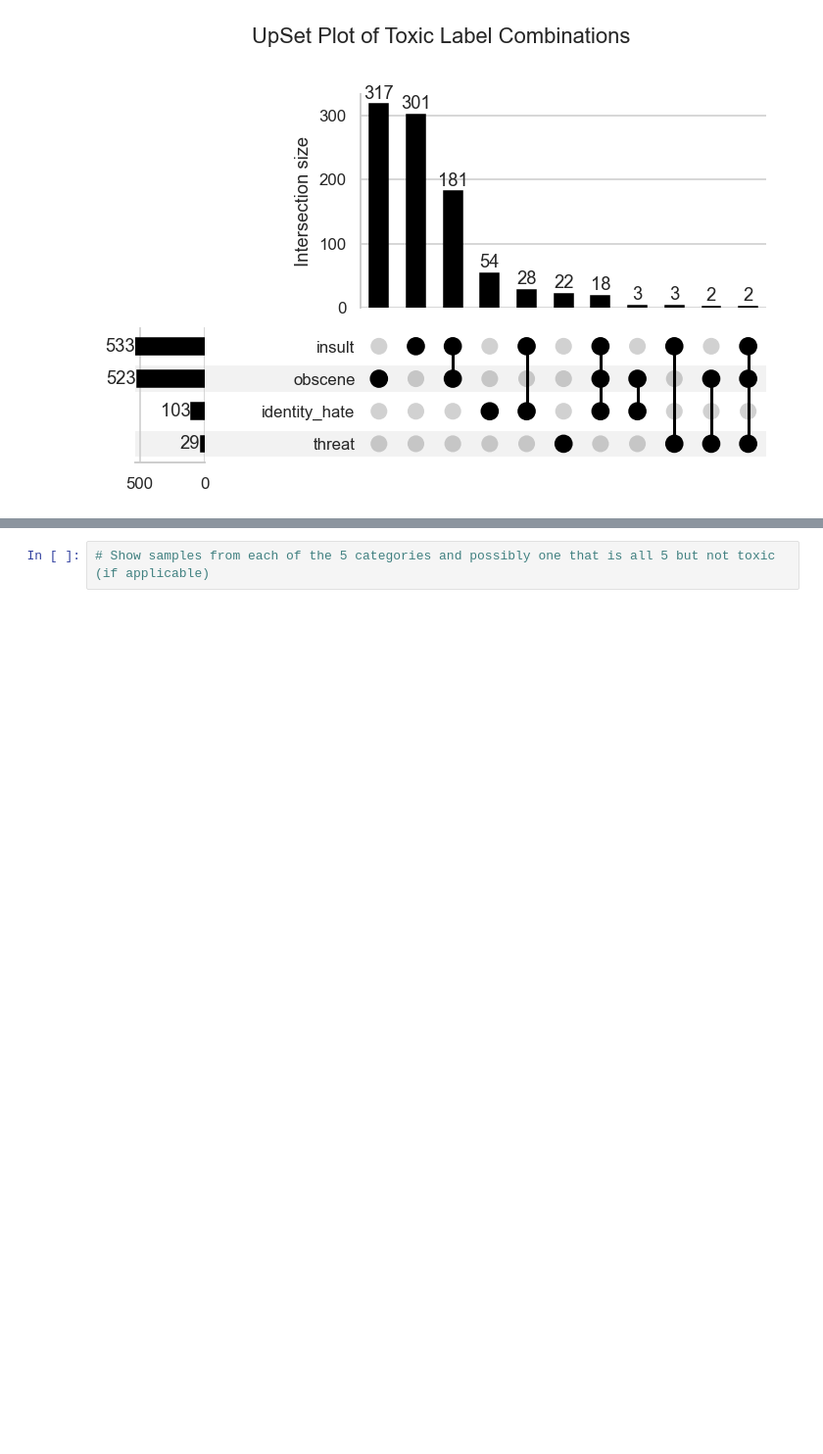
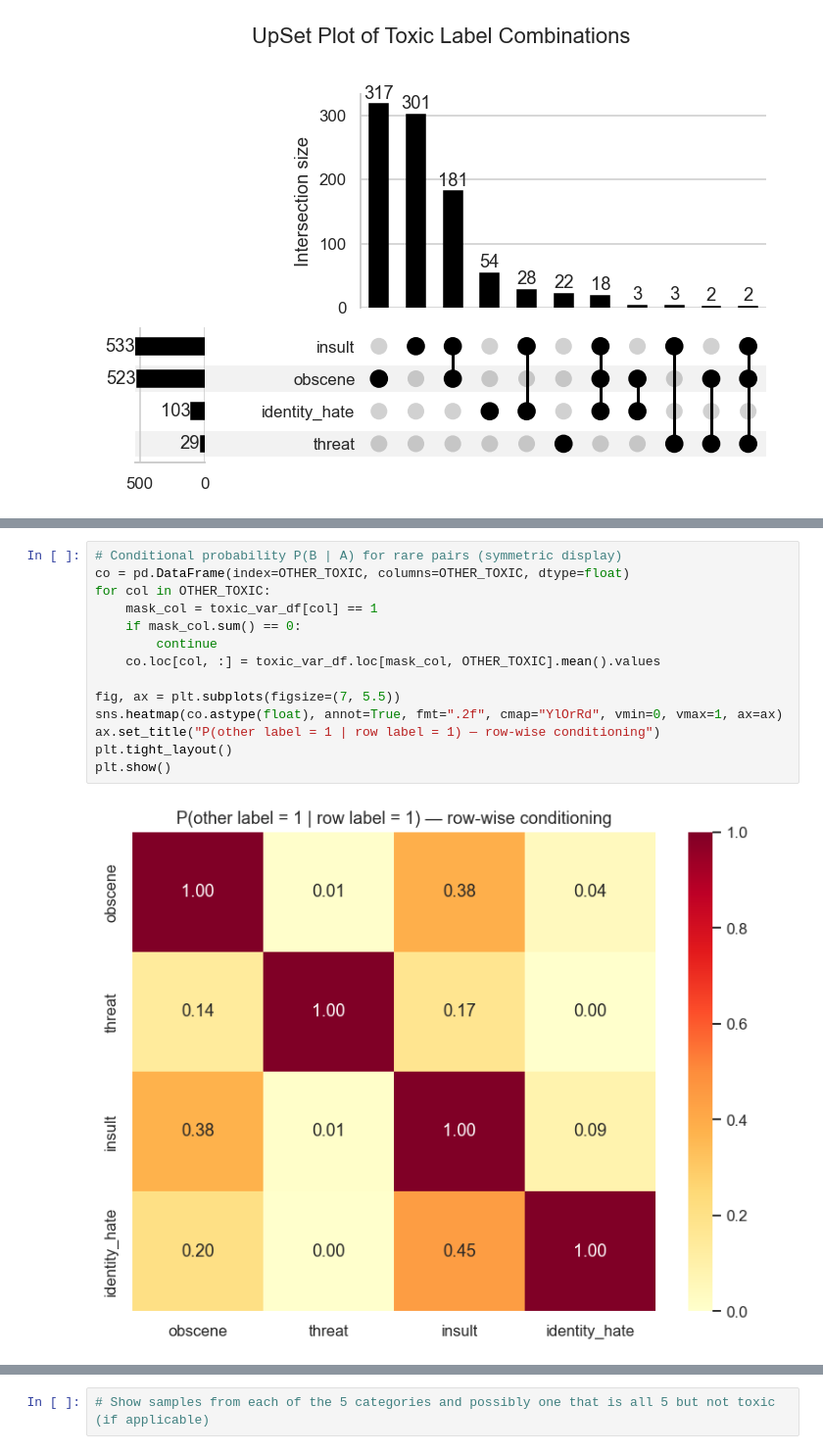
Before and after one commit to danlam-sudo/cmpe258-2026Fall-ToxicCommentDetection, a Jupyter notebook: eda/EDA.ipynb, the cells around one changed output, grey strips where cells are left out. Shown at 98% size. Drawn from its saved outputs; the diff is of its cells as text; blank space fills up the shorter version.

```diff
--- a/eda/EDA.ipynb
+++ b/eda/EDA.ipynb
@@ -355,0 +450,16 @@ Percentage of Rows in Subset compared to Original Data: 0.583%
+# %%
+# Conditional probability P(B | A) for rare pairs (symmetric display)
+co = pd.DataFrame(index=OTHER_TOXIC, columns=OTHER_TOXIC, dtype=float)
+for col in OTHER_TOXIC:
+    mask_col = toxic_var_df[col] == 1
+    if mask_col.sum() == 0:
+        continue
+    co.loc[col, :] = toxic_var_df.loc[mask_col, OTHER_TOXIC].mean().values
+
+fig, ax = plt.subplots(figsize=(7, 5.5))
+sns.heatmap(co.astype(float), annot=True, fmt=".2f", cmap="YlOrRd", vmin=0, vmax=1, ax=ax)
+ax.set_title("P(other label = 1 | row label = 1) — row-wise conditioning")
+plt.tight_layout()
+plt.show()
+# %% [output]
+[figure, added]
```
Also changed, not shown: parts of 9 cells of this notebook, 1 other file.
